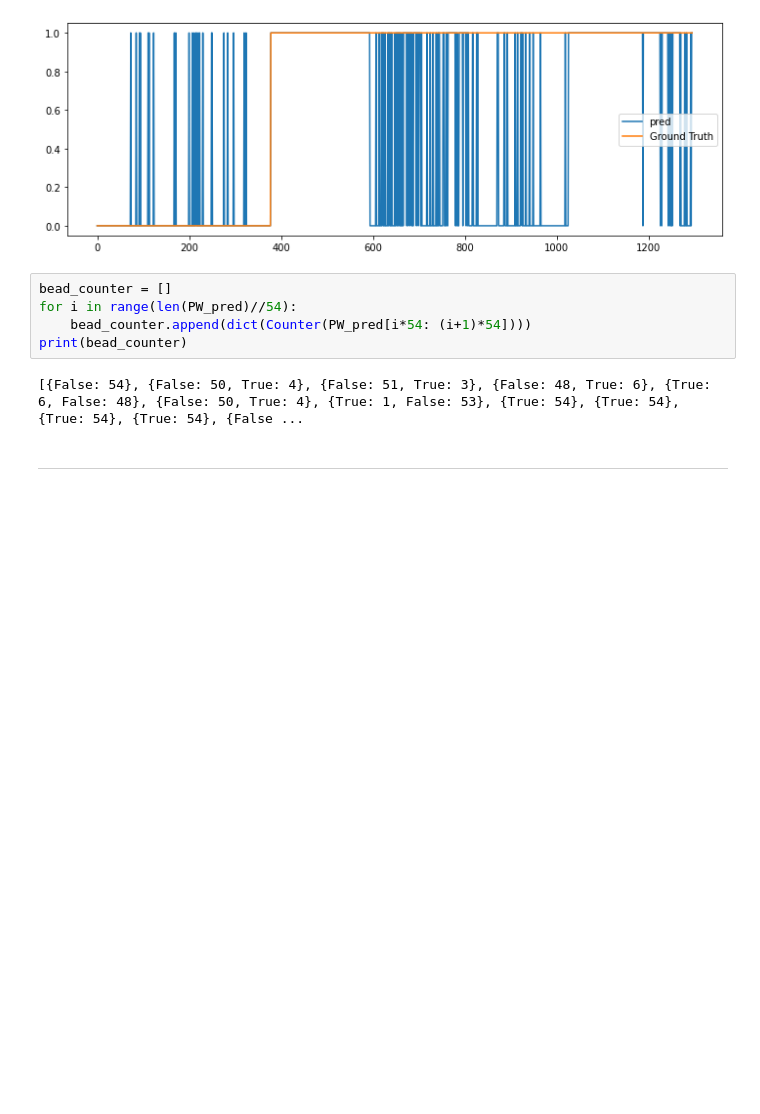
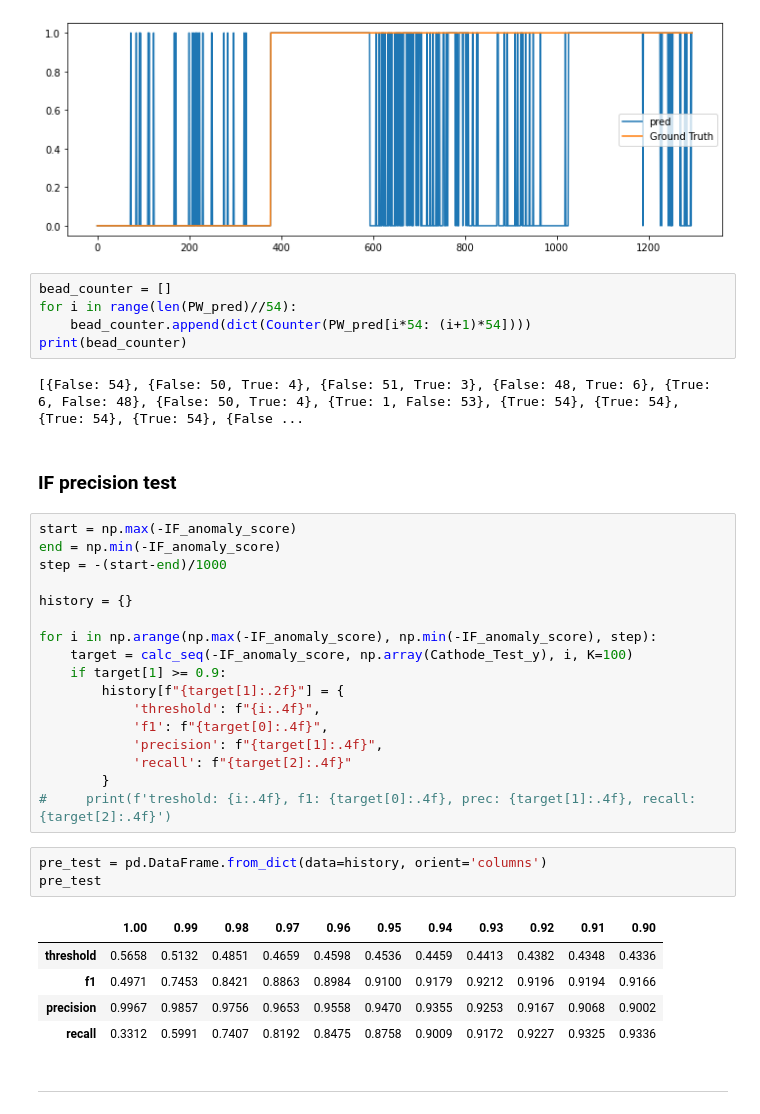
Before and after one commit to DSBA-Lab/Project_LG_Welding_AD, a Jupyter notebook: src/rule_based_feature_unsupervised_cathode.ipynb, the cells around one changed output. Cells and saved outputs as stored; diff of their text form; blank space fills up the shorter version.

```diff
--- a/src/rule_based_feature_unsupervised_cathode.ipynb
+++ b/src/rule_based_feature_unsupervised_cathode.ipynb
@@ -603,5 +603,33 @@ for i in range(len(PW_pred)//54):
 print(bead_counter)
 # %% [output]
 [{False: 54}, {False: 50, True: 4}, {False: 51, True: 3}, {False: 48, True: 6}, {True: 6, False: 48}, {False: 50, True: 4}, {True: 1, False: 53}, {True: 54}, {True: 54}, {True: 54}, {True: 54}, {False ...
+# %% [markdown]
+### IF precision test
+# %%
+start = np.max(-IF_anomaly_score)
+end = np.min(-IF_anomaly_score)
+step = -(start-end)/1000
+
+history = {}
+
+for i in np.arange(np.max(-IF_anomaly_score), np.min(-IF_anomaly_score), step):
+    target = calc_seq(-IF_anomaly_score, np.array(Cathode_Test_y), i, K=100)
+    if target[1] >= 0.9:
+        history[f"{target[1]:.2f}"] = {
+            'threshold': f"{i:.4f}",
+            'f1': f"{target[0]:.4f}",
+            'precision': f"{target[1]:.4f}",
+            'recall': f"{target[2]:.4f}"
+        }
+#     print(f'treshold: {i:.4f}, f1: {target[0]:.4f}, prec: {target[1]:.4f}, recall: {target[2]:.4f}')
+# %%
+pre_test = pd.DataFrame.from_dict(data=history, orient='columns')
+pre_test
+# %% [output]
+|  | 1.00 | 0.99 | 0.98 | 0.97 | 0.96 | 0.95 | 0.94 | 0.93 | 0.92 | 0.91 | 0.90 |
+| threshold | 0.5658 | 0.5132 | 0.4851 | 0.4659 | 0.4598 | 0.4536 | 0.4459 | 0.4413 | 0.4382 | 0.4348 | 0.4336 |
+| f1 | 0.4971 | 0.7453 | 0.8421 | 0.8863 | 0.8984 | 0.9100 | 0.9179 | 0.9212 | 0.9196 | 0.9194 | 0.9166 |
+| precision | 0.9967 | 0.9857 | 0.9756 | 0.9653 | 0.9558 | 0.9470 | 0.9355 | 0.9253 | 0.9167 | 0.9068 | 0.9002 |
+| recall | 0.3312 | 0.5991 | 0.7407 | 0.8192 | 0.8475 | 0.8758 | 0.9009 | 0.9172 | 0.9227 | 0.9325 | 0.9336 |
 # %% [markdown]
 ---
```
Also changed, not shown: 1 other file.
